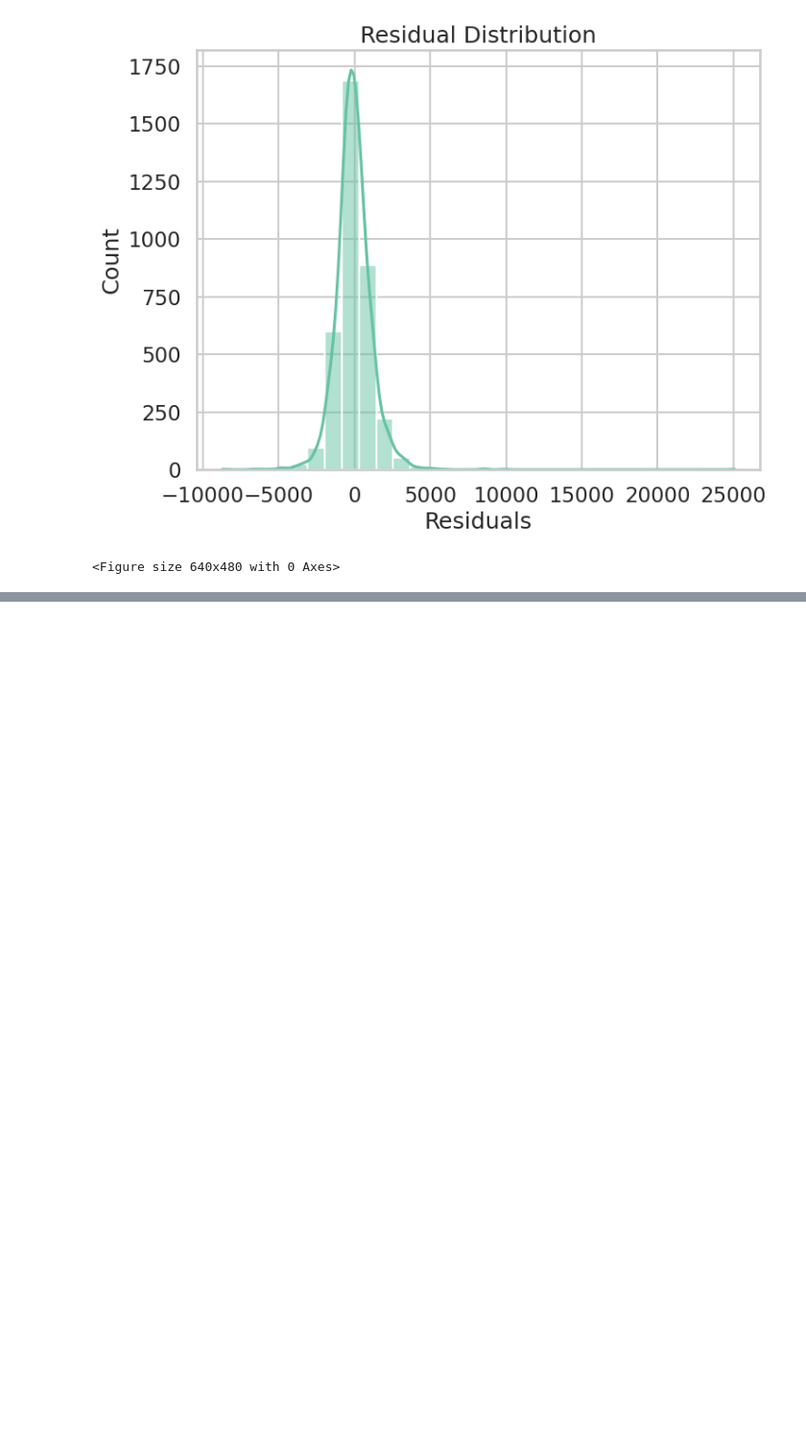
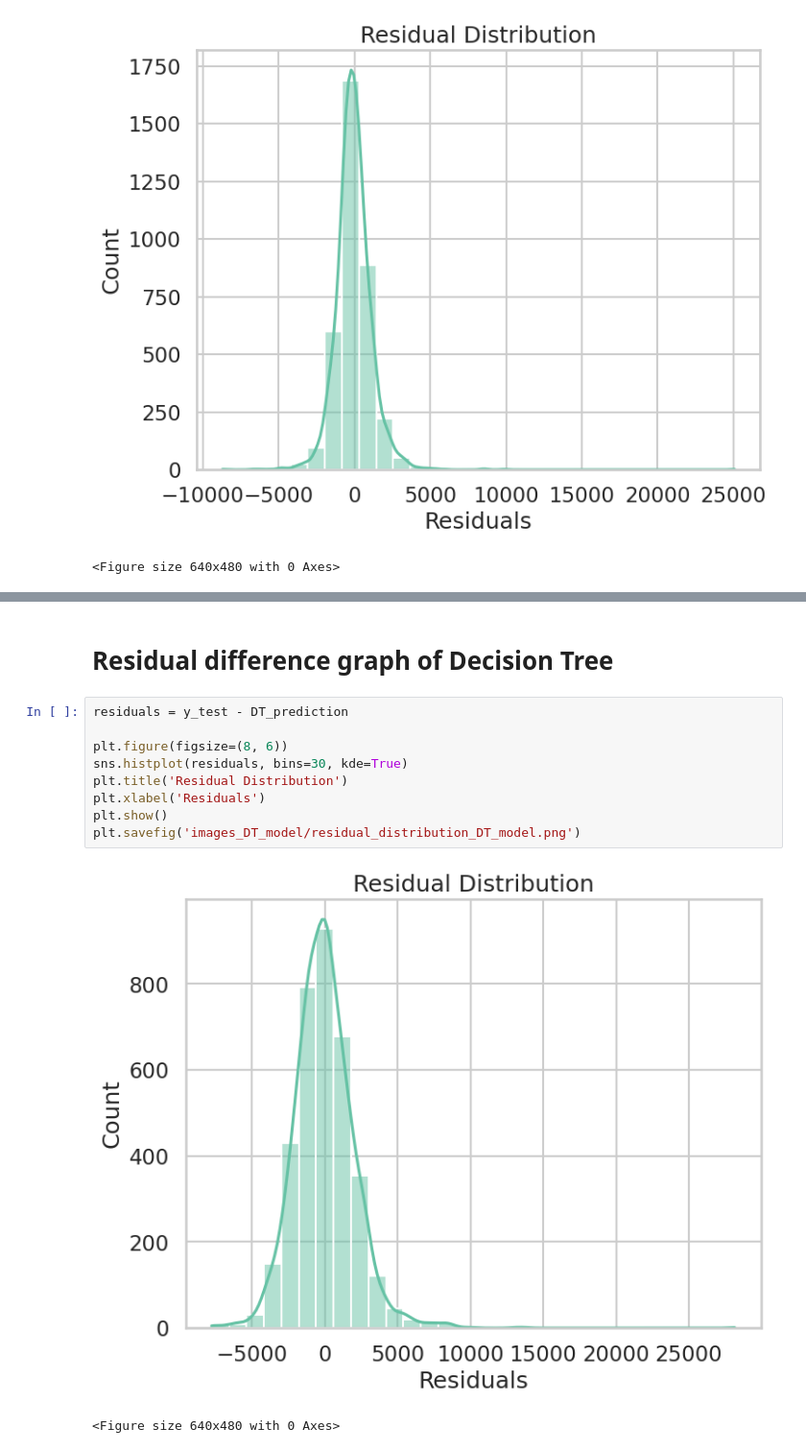
Before and after one commit to code-with-ayyan/Practice-Projects, a Jupyter notebook: Ford-car-price-prediction/ford.ipynb, the cells around one changed output, grey strips where cells are left out. Shown at 96% size. Cells and saved outputs as stored; diff of their text form; blank space fills up the shorter version.

```diff
--- a/Ford-car-price-prediction/ford.ipynb
+++ b/Ford-car-price-prediction/ford.ipynb
@@ -593,0 +670,14 @@ plt.savefig('images_KNN_model/residual_distribution_KNN_model.png')
+# %% [markdown]
+# Residual difference graph of Decision Tree
+# %%
+residuals = y_test - DT_prediction
+
+plt.figure(figsize=(8, 6))
+sns.histplot(residuals, bins=30, kde=True)
+plt.title('Residual Distribution')
+plt.xlabel('Residuals')
+plt.show()
+plt.savefig('images_DT_model/residual_distribution_DT_model.png')
+# %% [output]
+[figure, added]
+<Figure size 640x480 with 0 Axes>
```
Also changed, not shown: parts of 10 cells of this notebook, 3 other files.
